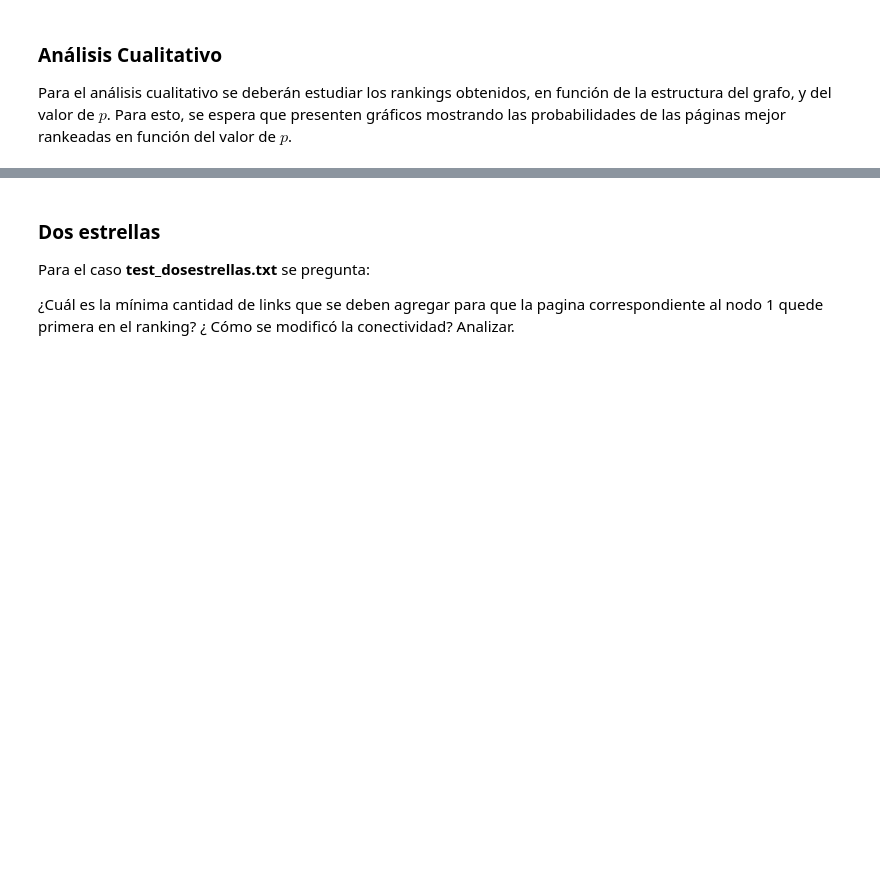
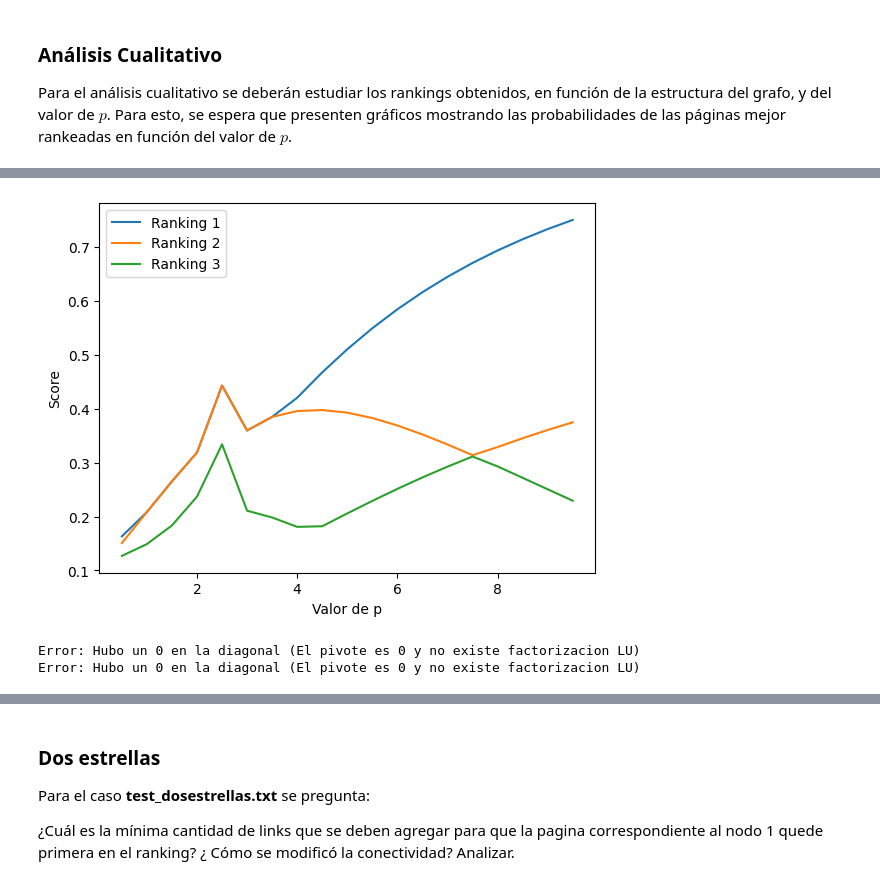
Before and after one commit to r3ch1rd/TP1alc, a Jupyter notebook: grupo_XX_TP1.ipynb, the cells around one changed output, grey strips where cells are left out. Saved outputs shown, nothing was run; the diff lists cells and outputs as text; code cells hidden in the pictures; blank space fills up the shorter version.

```diff
--- a/grupo_XX_TP1.ipynb
+++ b/grupo_XX_TP1.ipynb
@@ -409,0 +459,68 @@ Para el análisis cualitativo se deberán estudiar los rankings obtenidos, en fu
+# %%
+#Mathworld: Se mostrará el cambio de la probabilidad del top 3 de páginas en el ranking
+scr_1 = []
+scr_2 = []
+scr_3 = []
+for value in variacion_p:
+    rnk,scr = calcularRanking(mathworld,value)
+    fst = -1
+    snd = -1
+    thr = -1
+    for _ in range(3):
+        for i in range(len(mathworld)):
+            if rnk[i] == 1 and scr[i] != fst:
+                fst = scr[i]
+            elif rnk[i] == 1 and scr[i] == fst and scr[i] != snd:
+                snd = scr[i]
+            elif rnk[i] == 1 and scr[i] == fst and scr[i] == snd and scr[i] != thr:
+                thr = scr[i]
+            elif rnk[i] == 2 and scr[i] != snd:
+                snd = scr[i]
+            elif rnk[i] == 2 and scr[i] == snd and scr[i] != thr:
+                thr = scr[i]
+            elif rnk[i] == 3:
+                thr = scr[i]
+    scr_1.append(fst)
+    scr_2.append(snd)
+    scr_3.append(thr)
+# %%
+fig, ax = plt.subplots()
+plt.xlabel('Valor de p')
+plt.ylabel('Score')
+ax.plot(variacion_p,scr_1, label = "Ranking 1")
+ax.plot(variacion_p,scr_2, label = 'Ranking 2')
+ax.plot(variacion_p,scr_3, label = 'Ranking 3')
+ax.legend()
+plt.show()
+# %% [output]
+[figure, added]
+# %%
+#test_aleatorio: Se mostrará el cambio de la probabilidad del top 3 de páginas en el ranking
+scr_1 = []
+scr_2 = []
+scr_3 = []
+for value in variacion_p:
+    rnk,scr = calcularRanking(test_aleatorio,value)
+    fst = -1
+    snd = -1
+    thr = -1
+    for _ in range(3):
+        for i in range(len(test_aleatorio)):
+            if rnk[i] == 1 and scr[i] != fst:
+                fst = scr[i]
+            elif rnk[i] == 1 and scr[i] == fst and scr[i] != snd:
+                snd = scr[i]
+            elif rnk[i] == 1 and scr[i] == fst and scr[i] == snd and scr[i] != thr:
+                thr = scr[i]
+            elif rnk[i] == 2 and scr[i] != snd:
+                snd = scr[i]
+            elif rnk[i] == 2 and scr[i] == snd and scr[i] != thr:
+                thr = scr[i]
+            elif rnk[i] == 3:
+                thr = scr[i]
+    scr_1.append(fst)
+    scr_2.append(snd)
+    scr_3.append(thr)
+# %% [output]
+Error: Hubo un 0 en la diagonal (El pivote es 0 y no existe factorizacion LU)
+Error: Hubo un 0 en la diagonal (El pivote es 0 y no existe factorizacion LU)
```
Also changed, not shown: parts of 31 cells of this notebook.
